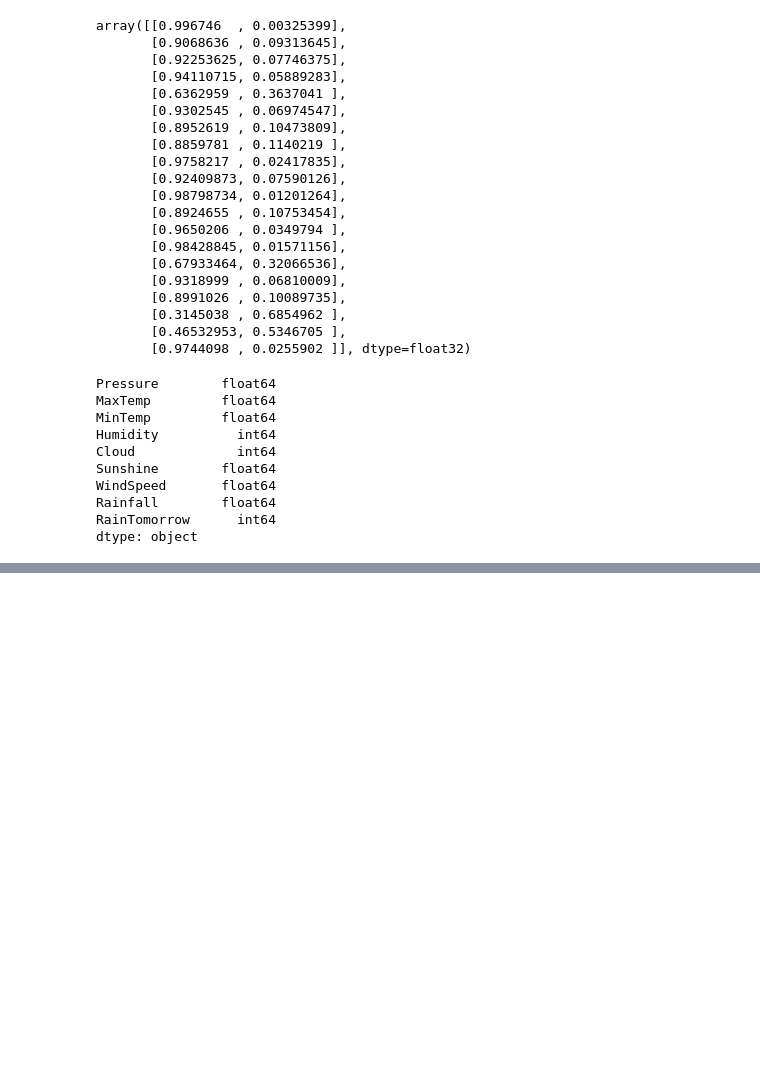
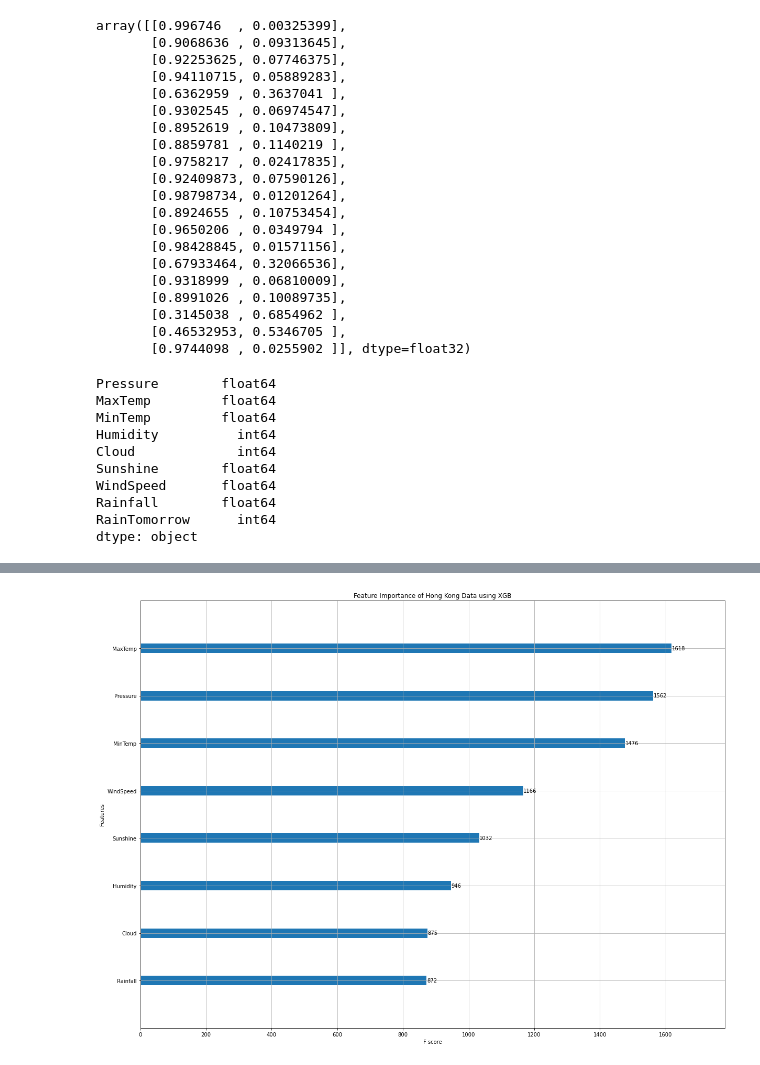
Before and after one commit to heodi510/simple_ml_project, a Jupyter notebook: JC/rain.ipynb, the cells around one changed output, grey strips where cells are left out. Cells and saved outputs as stored; diff of their text form; code cells hidden in the pictures; blank space fills up the shorter version.

```diff
--- a/JC/rain.ipynb
+++ b/JC/rain.ipynb
@@ -624,6 +589,10 @@ X = df_hk.drop(columns = ["RainTomorrow"])
 cols_hk = ['MinTemp', 'MaxTemp', 'Rainfall', 'Sunshine', 'Humidity', 'Pressure', 'Cloud', 'WindSpeed']
 # %%
 X = X[cols_hk]
+# %%
+scaler = StandardScaler()
+X_scaled = scaler.fit_transform(X)
+X[:] = X_scaled
 # %%
 pred_hk = model.predict(X)
 # %%
@@ -639,0 +609,13 @@ weighted avg       0.75      0.71      0.72      7145
+# %%
+# Try to use HK data to build another model
+X_train, X_test, y_train, y_test = train_test_split(X, y, test_size=0.2)
+# %%
+model = XGBClassifier(base_score=0.5, booster='gbtree', colsample_bylevel=1,
+              colsample_bynode=1, colsample_bytree=0.5, eta=0.1, gamma=0.1,
+              gpu_id=-1, importance_type='gain', interaction_constraints='',
+              learning_rate=0.100000001, max_delta_step=0, max_depth=9,
+              min_child_weight=1, monotone_constraints='()',
+              n_estimators=100, n_jobs=0, num_parallel_tree=1, random_state=0,
+              reg_alpha=0, reg_lambda=1, scale_pos_weight=1, subsample=1,
+              tree_method='exact', validate_parameters=1, verbosity=None)
+model.fit(X_train, y_train)
@@ -639,0 +631,7 @@ weighted avg       0.75      0.71      0.72      7145
+# %%
+xgb.plot_importance(model)
+plt.title('Feature Importance of Hong Kong Data using XGB')
+fig = ax.figure
+fig.set_size_inches(20,10)
+# %% [output]
+[figure, added]
```
Also changed, not shown: parts of 7 cells of this notebook.
